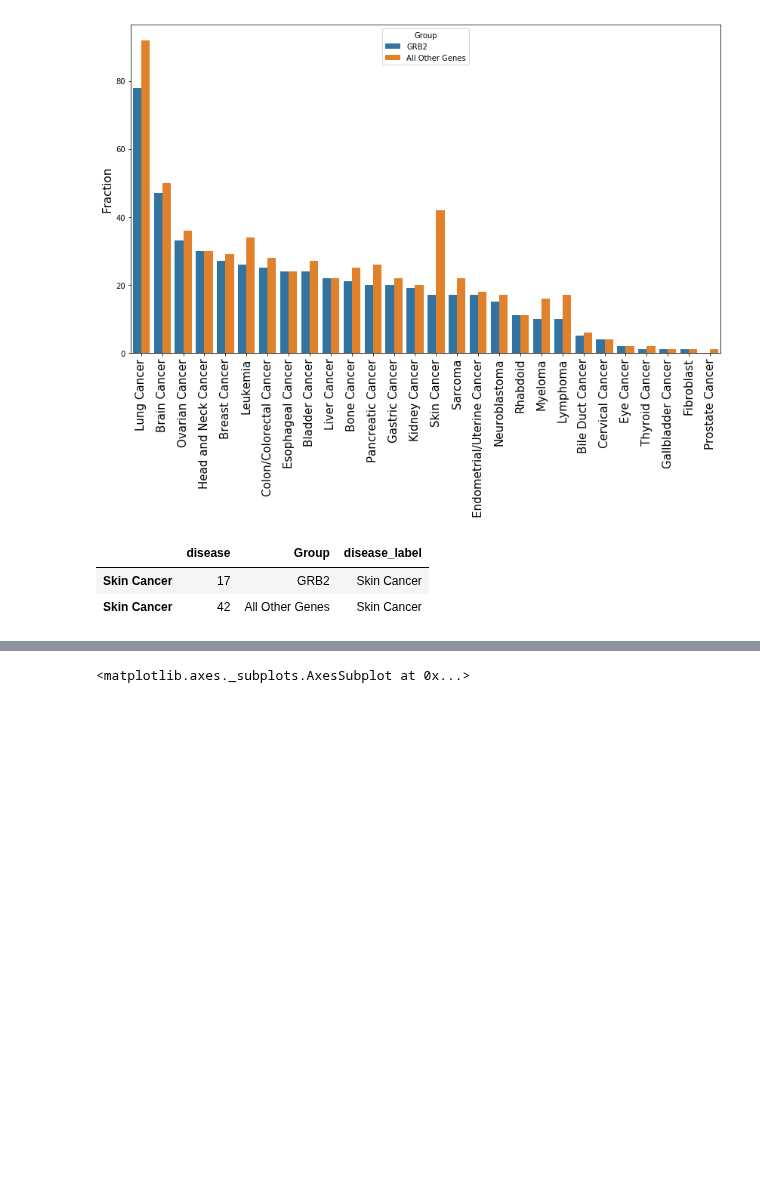
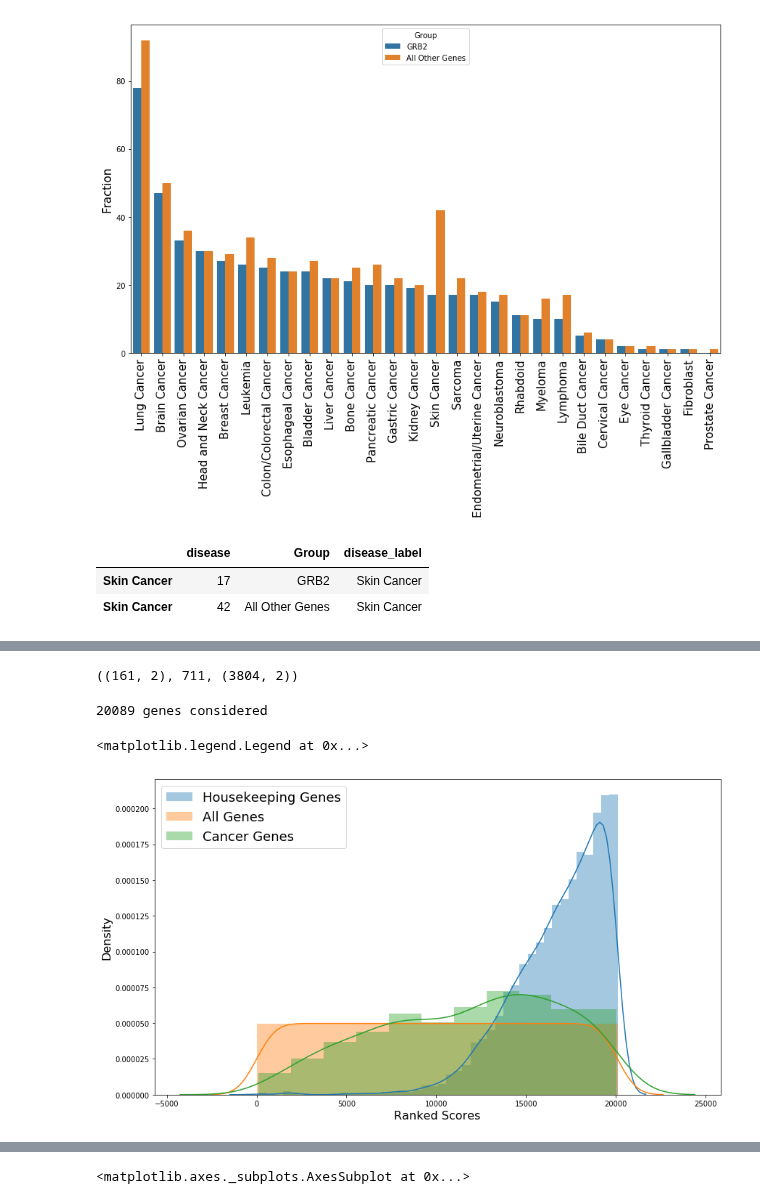
Before and after one commit to schulter/EMOGI, a Jupyter notebook: GCN/newly_predicted_cancergenes.ipynb, the cells around one changed output, grey strips where cells are left out. Drawn from its saved outputs; the diff is of its cells as text; code cells hidden in the pictures; blank space fills up the shorter version.

```diff
--- a/GCN/newly_predicted_cancergenes.ipynb
+++ b/GCN/newly_predicted_cancergenes.ipynb
@@ -484,0 +449,19 @@ to_plot[to_plot.index == 'Skin Cancer']
+# %%
+# load gtex tissues
+dir_name = '../data/pancancer/TCGA/expression/tcga_expr_datadescriptor_normalized_batchcorr/'
+gtex_path = os.path.join(dir_name, '{}-rsem-fpkm-gtex.txt.gz')
+
+all_gtex_tissues = []
+tissue_pairs = [('bladder', 'blca'), ('breast', 'brca'), ('cervix', 'cesc'),
+                ('uterus', 'ucec'), ('colon', 'read'),
+                ('colon', 'coad'), ('liver', 'lihc'), ('salivary', 'hnsc'),
+                ('esophagus_mus', 'esca'), ('prostate', 'prad'), ('stomach', 'stad'),
+                ('thyroid', 'thca'), ('lung', 'luad'), ('lung', 'lusc'),
+                ('kidney', 'kirc'), ('kidney', 'kirp')]
+for gtex_tissue, tcga_project in tissue_pairs:
+    ge_tissue = pd.read_csv(gtex_path.format(gtex_tissue), compression='gzip', sep='\t')
+    ge_tissue = ge_tissue.set_index('Hugo_Symbol').drop('Entrez_Gene_Id', axis=1)
+    all_gtex_tissues.append(ge_tissue)
+
+# concatenate to obtain one single gene x sample matrix
+all_gtex_samples = pd.concat(all_gtex_tissues, axis=1)
@@ -484,0 +474,5 @@ to_plot[to_plot.index == 'Skin Cancer']
+# %%
+# load some known housekeeping genes for quality control
+known_hk_genes = pd.read_csv('../data/HK_genes.txt', sep='\t', header=None, names=['Symbol', 'ID'])
+known_hk_genes['Symbol'] = known_hk_genes.Symbol.str.strip()
+known_hk_genes.head()
@@ -485,3 +486,32 @@ to_plot[to_plot.index == 'Skin Cancer']
+# %%
+known_hk_genes[known_hk_genes.Symbol.isin(known_cancer_genes)].shape, len(known_cancer_genes), known_hk_genes.shape
+# %% [output]
+((161, 2), 711, (3804, 2))
+# %%
+# compute median and std for gene expression
+ge_median = all_gtex_samples.median(axis=1)
+ge_var = all_gtex_samples.std(axis=1)
+
+# compute a score that tells us how "housekeeping" a gene is
+score = ge_median * (1. / ge_var)
+#score = all_gtex_samples[ge_median > 150].std(axis=1)
+print ("{} genes considered".format(score.shape[0]))
+gene_scores = pd.DataFrame(score.sort_values(), columns=['Variance'])
+gene_scores['Rank'] = np.arange(gene_scores.shape[0]) + 1
+
+# verify that the housekeeping genes have a higher rank
+fig = plt.figure(figsize=(14, 8))
+sns.distplot(gene_scores[gene_scores.index.isin(known_hk_genes.Symbol)].Rank, label='Housekeeping Genes')
+sns.distplot(gene_scores.Rank, label='All Genes')
+sns.distplot(gene_scores[gene_scores.index.isin(known_cancer_genes)].Rank, label='Cancer Genes')
+plt.ylabel('Density', fontsize=16)
+plt.xlabel('Ranked Scores', fontsize=16)
+plt.legend(fontsize=18)
+#fig.savefig(os.path.join(all_models_dir, 'known_housekeeping_score_distributions.svg'))
+# %% [output]
+20089 genes considered
+<matplotlib.legend.Legend at 0x...>
+[figure, added]
 # %%
 gene_effects = (essential_genes < -0.5).sum(axis=1).rename('Celllines_Affected')
 consensus_genes = [i[0] for i in consensus_sorted]
```
Also changed, not shown: parts of 24 cells of this notebook.
